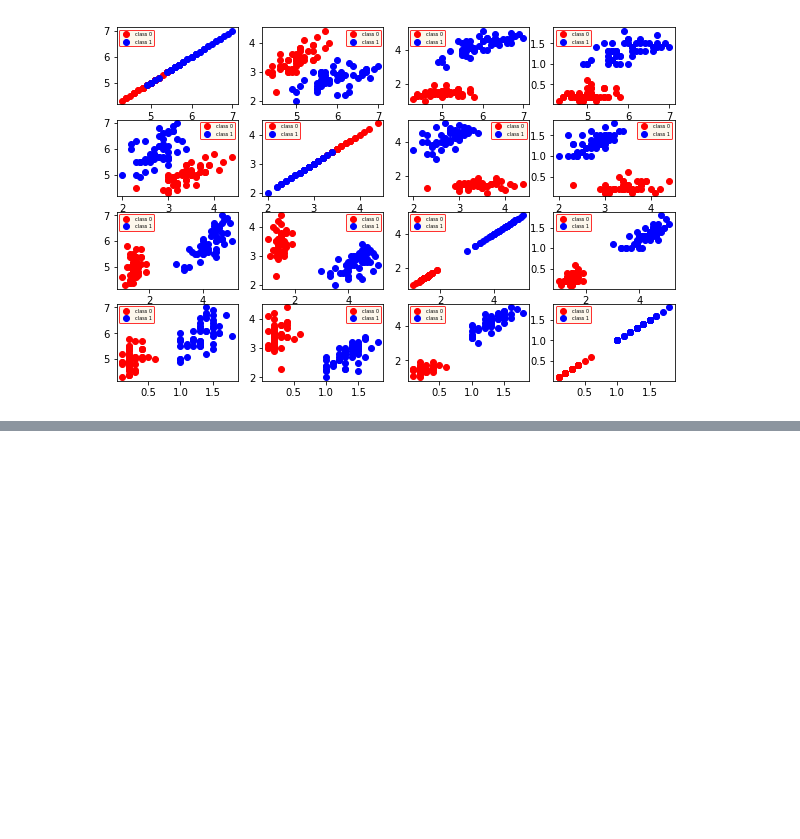
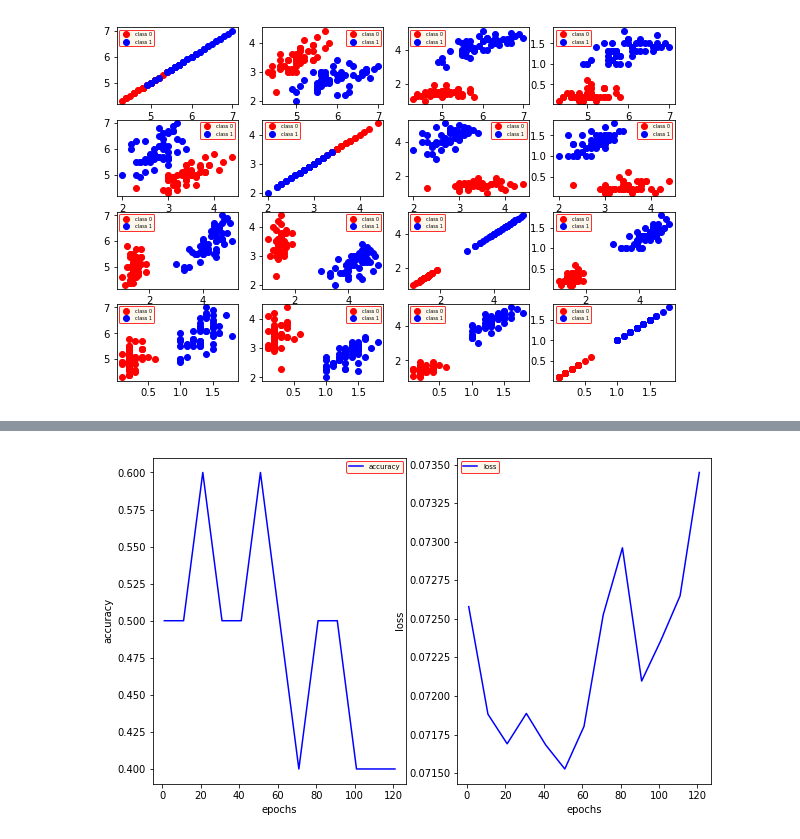
Before and after one commit to Kasymkhankhubiyev/Quatum_ML, a Jupyter notebook: GPU/Fisher_iris-model2.ipynb, the cells around one changed output, grey strips where cells are left out. Saved outputs shown, nothing was run; the diff lists cells and outputs as text; code cells hidden in the pictures; blank space fills up the shorter version.

```diff
--- a/GPU/Fisher_iris-model2.ipynb
+++ b/GPU/Fisher_iris-model2.ipynb
@@ -210,0 +285,27 @@ with open('test_loss.txt', 'r') as file:
+# %%
+hyperparams = {'circuit': circuit,
+               'task': 'supervised',
+               'loss': myloss,
+               'optimizer': 'SGD',
+               'init_learning_rate': 0.015,
+               'decay': 0.01,
+               'print_log': True,
+               'log_every': 1,
+               'warm_start': False
+               }
+steps = range(1, 131, 10)
+print(steps)
+
+test_acc, test_loss = [], []
+
+for step in steps:
+
+    learner = CircuitLearner(hyperparams=hyperparams)
+
+    learner.train_circuit(X=train_x, Y=train_y, steps=step, batch_size=batch_size)
+
+    test_score = learner.score_circuit(X=test_x, Y=test_y,
+                                       outputs_to_predictions=outputs_to_predictions)
+
+    test_acc.append(test_score['accuracy'])
+    test_loss.append(test_score['loss'] / len(test_y))
@@ -210,0 +330,18 @@ with open('test_loss.txt', 'r') as file:
+# %%
+fig, ax = plt.subplots(ncols=2, figsize=(10, 6))
+
+ax[0].plot(steps, test_acc, color = 'blue', label = 'accuracy')
+ax[0].legend(fontsize=7, ncol=1, facecolor='oldlace', edgecolor='r')
+ax[0].set_xlabel('epochs')
+ax[0].set_ylabel('accuracy')
+
+
+ax[1].plot(steps, test_loss, color = 'blue', label = 'loss')
+# ax[1].plot(steps, cq_val_loss, color = 'red', label = 'val')
+ax[1].legend(fontsize=7, ncol=1, facecolor='oldlace', edgecolor='r')
+ax[1].set_xlabel('epochs')
+ax[1].set_ylabel('loss')
+
+plt.show()
+# %% [output]
+[figure, added]
```
Also changed, not shown: parts of 9 cells of this notebook, 1 other file.
